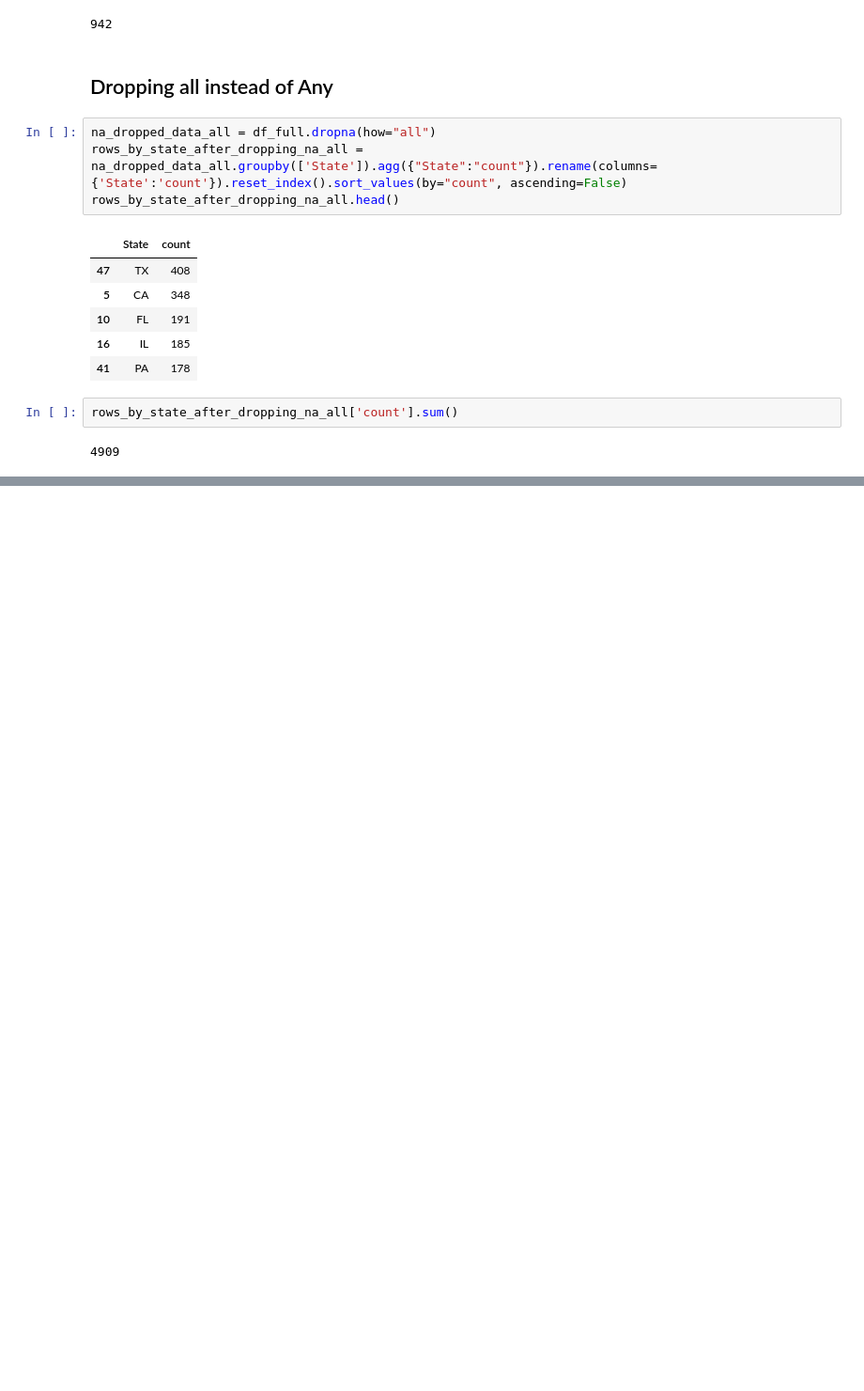
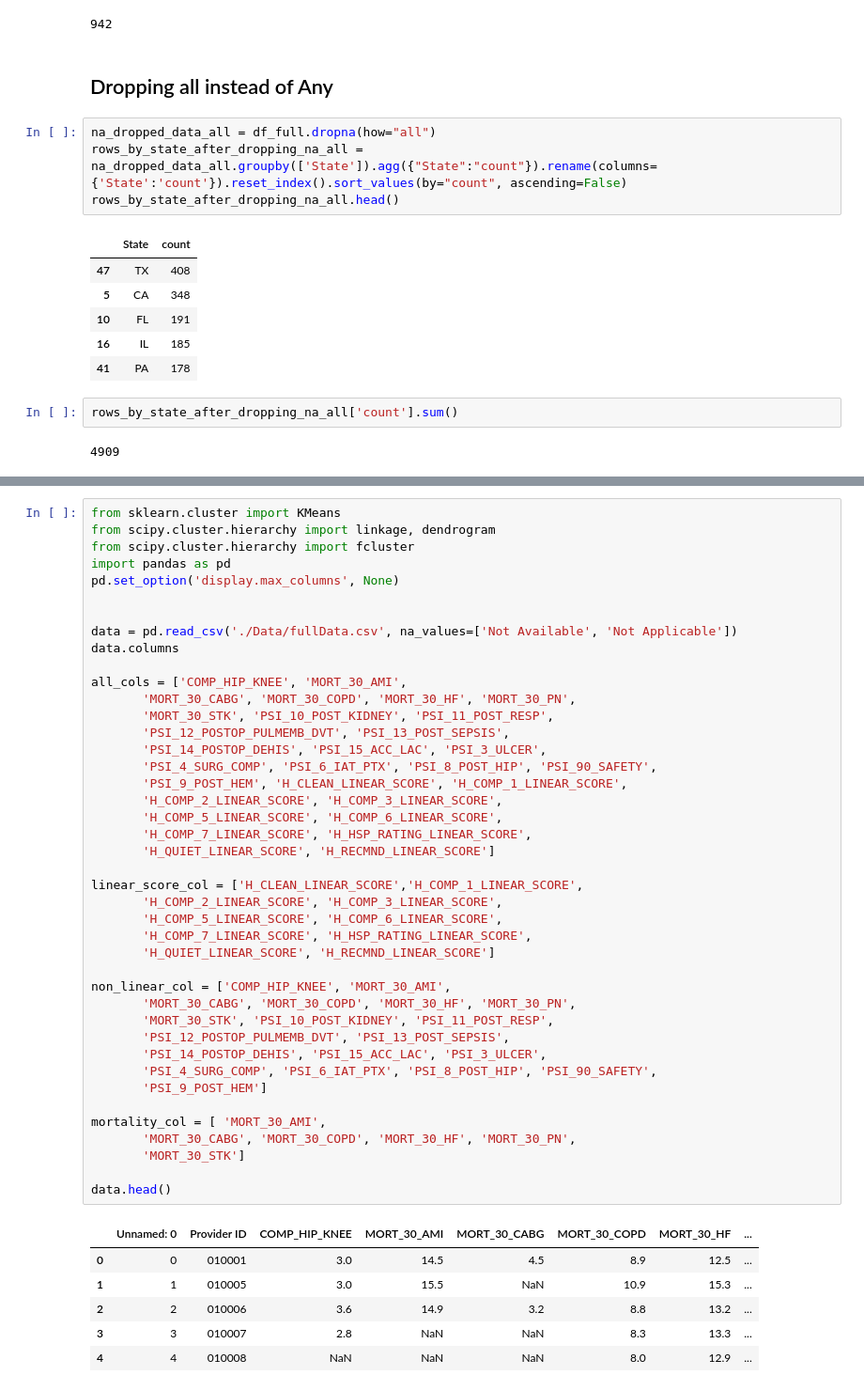
Before and after one commit to maringow/DataMiningGroupProject, a Jupyter notebook: data_prep_Venku.ipynb, the cells around one changed output, grey strips where cells are left out. Shown at 94% size. Cells and saved outputs as stored; diff of their text form; blank space fills up the shorter version.

```diff
--- a/data_prep_Venku.ipynb
+++ b/data_prep_Venku.ipynb
@@ -521,0 +577,49 @@ rows_by_state_after_dropping_na_all['count'].sum()
+# %%
+from sklearn.cluster import KMeans
+from scipy.cluster.hierarchy import linkage, dendrogram
+from scipy.cluster.hierarchy import fcluster
+import pandas as pd
+pd.set_option('display.max_columns', None)
+
+
+data = pd.read_csv('./Data/fullData.csv', na_values=['Not Available', 'Not Applicable'])
+data.columns
+
+all_cols = ['COMP_HIP_KNEE', 'MORT_30_AMI',
+       'MORT_30_CABG', 'MORT_30_COPD', 'MORT_30_HF', 'MORT_30_PN',
+       'MORT_30_STK', 'PSI_10_POST_KIDNEY', 'PSI_11_POST_RESP',
+       'PSI_12_POSTOP_PULMEMB_DVT', 'PSI_13_POST_SEPSIS',
+       'PSI_14_POSTOP_DEHIS', 'PSI_15_ACC_LAC', 'PSI_3_ULCER',
+       'PSI_4_SURG_COMP', 'PSI_6_IAT_PTX', 'PSI_8_POST_HIP', 'PSI_90_SAFETY',
+       'PSI_9_POST_HEM', 'H_CLEAN_LINEAR_SCORE', 'H_COMP_1_LINEAR_SCORE',
+       'H_COMP_2_LINEAR_SCORE', 'H_COMP_3_LINEAR_SCORE',
+       'H_COMP_5_LINEAR_SCORE', 'H_COMP_6_LINEAR_SCORE',
+       'H_COMP_7_LINEAR_SCORE', 'H_HSP_RATING_LINEAR_SCORE',
+       'H_QUIET_LINEAR_SCORE', 'H_RECMND_LINEAR_SCORE']
+
+linear_score_col = ['H_CLEAN_LINEAR_SCORE','H_COMP_1_LINEAR_SCORE',
+       'H_COMP_2_LINEAR_SCORE', 'H_COMP_3_LINEAR_SCORE',
+       'H_COMP_5_LINEAR_SCORE', 'H_COMP_6_LINEAR_SCORE',
+       'H_COMP_7_LINEAR_SCORE', 'H_HSP_RATING_LINEAR_SCORE',
+       'H_QUIET_LINEAR_SCORE', 'H_RECMND_LINEAR_SCORE']
+
+non_linear_col = ['COMP_HIP_KNEE', 'MORT_30_AMI',
+       'MORT_30_CABG', 'MORT_30_COPD', 'MORT_30_HF', 'MORT_30_PN',
+       'MORT_30_STK', 'PSI_10_POST_KIDNEY', 'PSI_11_POST_RESP',
+       'PSI_12_POSTOP_PULMEMB_DVT', 'PSI_13_POST_SEPSIS',
+       'PSI_14_POSTOP_DEHIS', 'PSI_15_ACC_LAC', 'PSI_3_ULCER',
+       'PSI_4_SURG_COMP', 'PSI_6_IAT_PTX', 'PSI_8_POST_HIP', 'PSI_90_SAFETY',
+       'PSI_9_POST_HEM']
+
+mortality_col = [ 'MORT_30_AMI',
+       'MORT_30_CABG', 'MORT_30_COPD', 'MORT_30_HF', 'MORT_30_PN',
+       'MORT_30_STK']
+
+data.head()
+# %% [output]
+|  | Unnamed: 0 | Provider ID | COMP_HIP_KNEE | MORT_30_AMI | MORT_30_CABG | MORT_30_COPD | MORT_30_HF | ... |
+| 0 | 0 | 010001 | 3.0 | 14.5 | 4.5 | 8.9 | 12.5 | ... |
+| 1 | 1 | 010005 | 3.0 | 15.5 | NaN | 10.9 | 15.3 | ... |
+| 2 | 2 | 010006 | 3.6 | 14.9 | 3.2 | 8.8 | 13.2 | ... |
+| 3 | 3 | 010007 | 2.8 | NaN | NaN | 8.3 | 13.3 | ... |
+| 4 | 4 | 010008 | NaN | NaN | NaN | 8.0 | 12.9 | ... |
```
Also changed, not shown: parts of 10 cells of this notebook.
